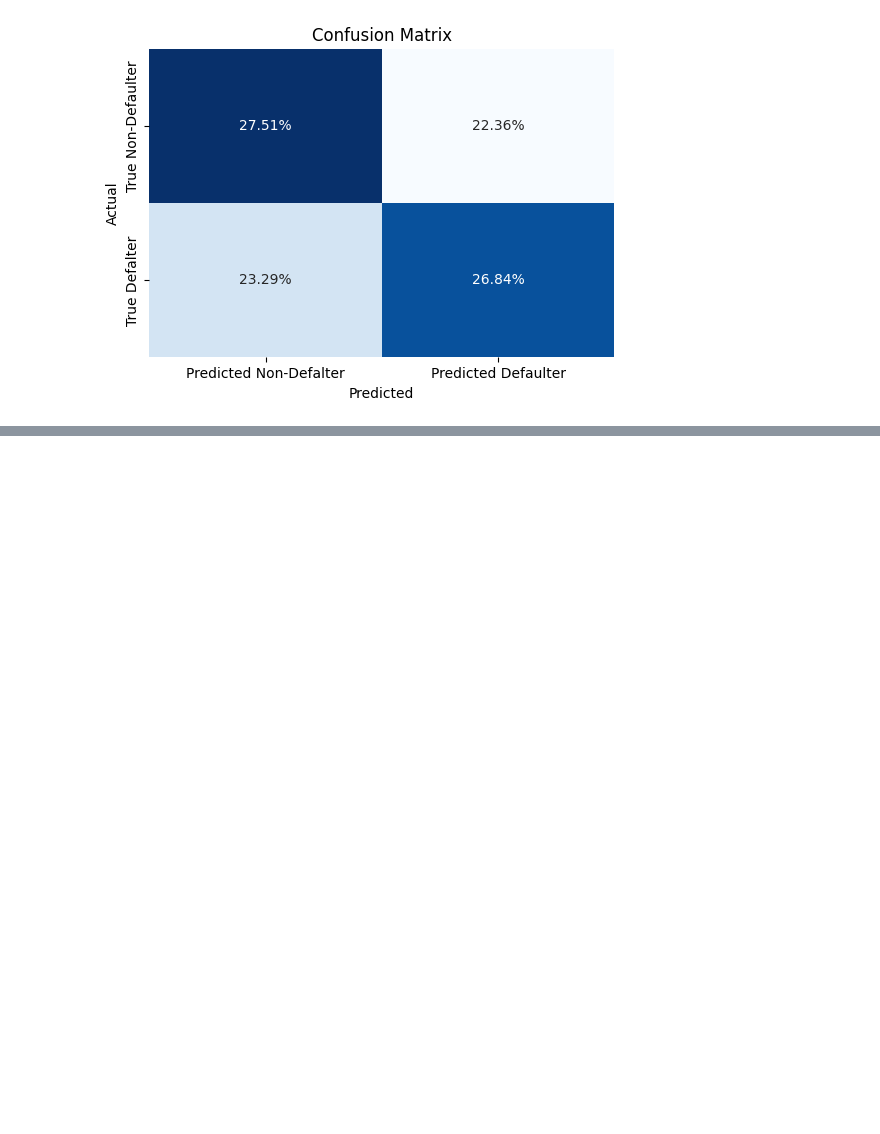
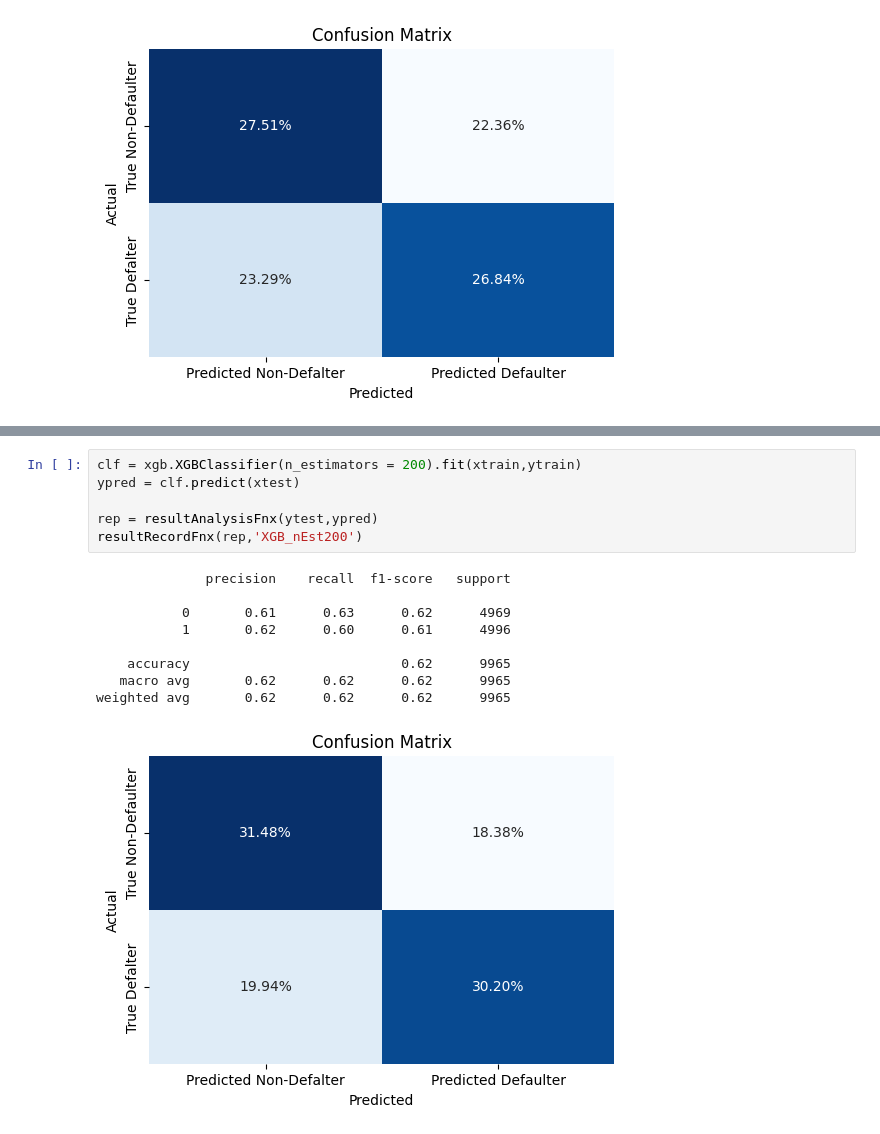
Before and after one commit to aver81/Loan-Defaulter-Classification, a Jupyter notebook: notebooks/LoanDefaulterClassification.ipynb, the cells around one changed output, grey strips where cells are left out. Cells and saved outputs as stored; diff of their text form; blank space fills up the shorter version.

```diff
--- a/notebooks/LoanDefaulterClassification.ipynb
+++ b/notebooks/LoanDefaulterClassification.ipynb
@@ -1224,0 +1263,16 @@ Wall time: 857 ms
+# %%
+clf = xgb.XGBClassifier(n_estimators = 200).fit(xtrain,ytrain)
+ypred = clf.predict(xtest)
+
+rep = resultAnalysisFnx(ytest,ypred)
+resultRecordFnx(rep,'XGB_nEst200')
+# %% [output]
+              precision    recall  f1-score   support
+
+           0       0.61      0.63      0.62      4969
+           1       0.62      0.60      0.61      4996
+
+    accuracy                           0.62      9965
+   macro avg       0.62      0.62      0.62      9965
+weighted avg       0.62      0.62      0.62      9965
+[figure, added]
```
Also changed, not shown: parts of 13 cells of this notebook.
